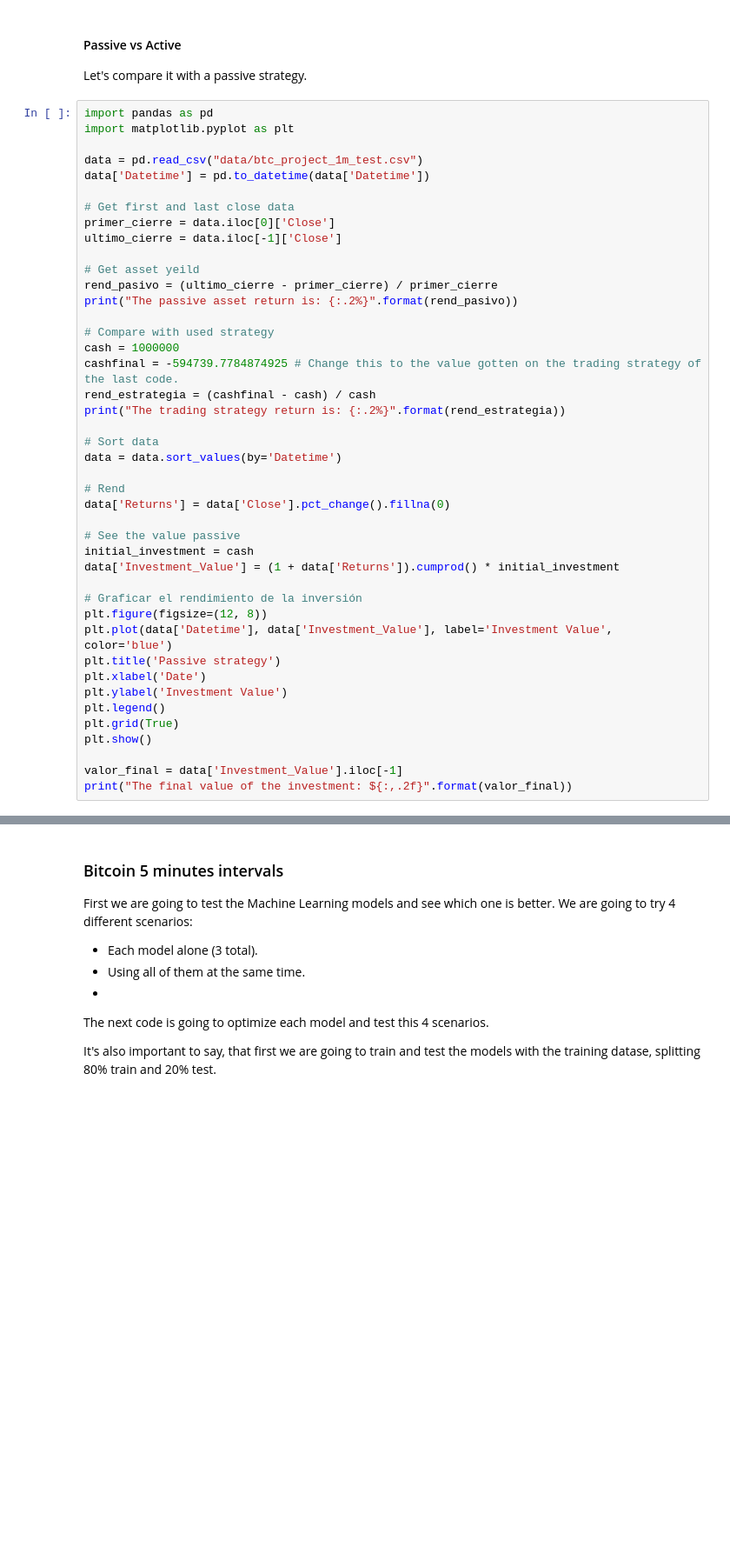
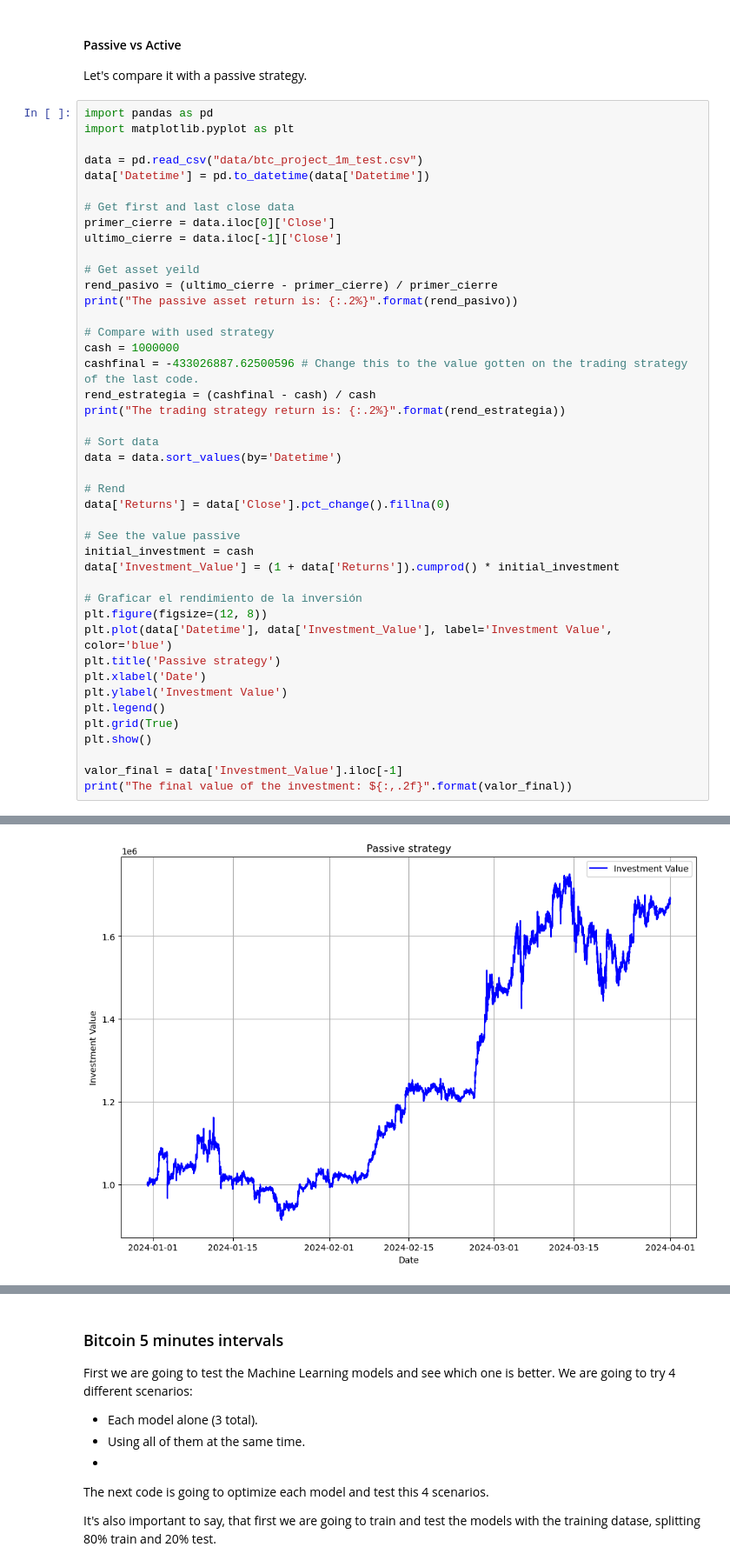
Before and after one commit to alfredobau21/proyecto_trading, a Jupyter notebook: Project 3 Machine Learning/Report ML_.ipynb, the cells around one changed output, grey strips where cells are left out. Shown: that part at 87% size. Saved outputs shown, nothing was run; the diff lists cells and outputs as text; blank space fills up the shorter version.

```diff
--- a/Project 3 Machine Learning/Report ML_.ipynb
+++ b/Project 3 Machine Learning/Report ML_.ipynb
@@ -350,7 +403,7 @@ print("The passive asset return is: {:.2%}".format(rend_pasivo))
 
 # Compare with used strategy
 cash = 1000000
-cashfinal = -594739.7784874925 # Change this to the value gotten on the trading strategy of the last code.
+cashfinal = -433026887.62500596 # Change this to the value gotten on the trading strategy of the last code.
 rend_estrategia = (cashfinal - cash) / cash
 print("The trading strategy return is: {:.2%}".format(rend_estrategia))
 
@@ -376,3 +429,4 @@ plt.show()
 
 valor_final = data['Investment_Value'].iloc[-1]
 print("The final value of the investment: ${:,.2f}".format(valor_final))
+# %% [output]
@@ -378,0 +435 @@ print("The final value of the investment: ${:,.2f}".format(valor_final))
+[figure, added]
```
Also changed, not shown: parts of 6 cells of this notebook, 1 other file.
